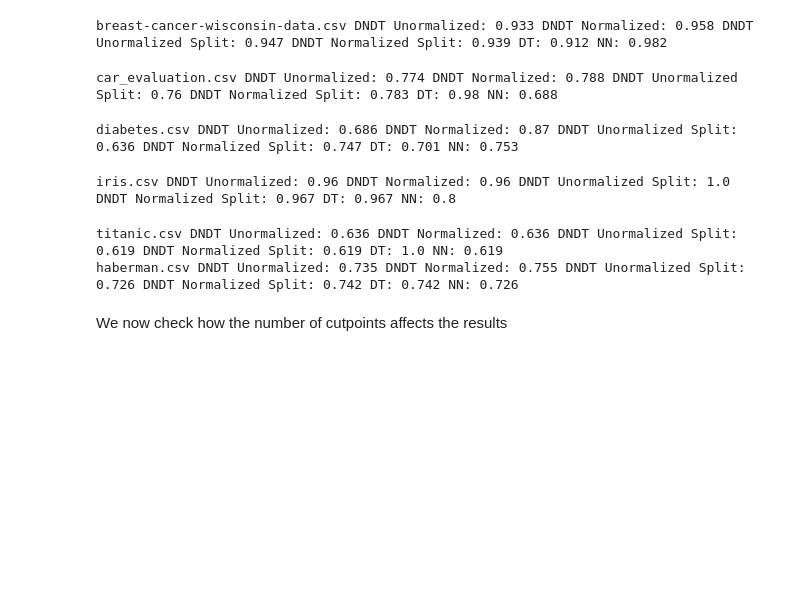
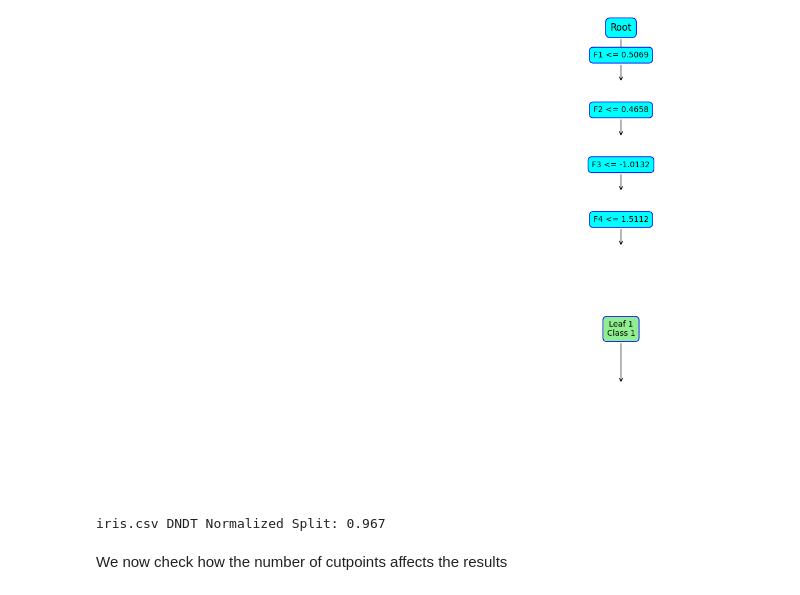
Before and after one commit to rsaif22/COMP-551, a Jupyter notebook: DATASETS/Accuracies.ipynb, the cells around one changed output. Drawn from its saved outputs; the diff is of its cells as text; code cells hidden in the pictures; blank space fills up the shorter version.

```diff
--- a/DATASETS/Accuracies.ipynb
+++ b/DATASETS/Accuracies.ipynb
@@ -4,6 +4,6 @@ output_name = ['diagnosis','eval','Outcome','Species','Survived','Survival']
 num_classes = [2,4,2,3,2,2]
 num_features = [30,6,8,4,9,3]
 useless_features = [['id'],[],[],['Id'],['PassengerId','Name'],[]]
-num_cuts = [12,num_features[1],num_features[2],num_features[3],num_features[4],num_features[5]]
+num_cuts = [12,num_features[1],num_features[2],4,num_features[4],num_features[5]]
 # %%
 from pytorch_DNDT import *
@@ -12,23 +11,16 @@ from pytorch_nn import *
 seed = 1943 #like in the paper's code
-# %%
-#def build_test_DNDT(datafile, output_column_name, num_features, num_cuts, seed=None, exclude_features=[], normalized=False, test_train_split=False):
-
-
-for i in range(len(datasets)):
-    dndt_val_unorm = build_test_DNDT(datasets[i], output_name[i], num_features[i], num_cuts[i], seed, useless_features[i], False, False)
-    dndt_val_norm = build_test_DNDT(datasets[i], output_name[i], num_features[i], num_cuts[i], seed, useless_features[i], True, False)
-    dndt_val_unorm_split = build_test_DNDT(datasets[i], output_name[i], num_features[i], num_cuts[i], seed, useless_features[i], False, True)
-    dndt_val_norm_split = build_test_DNDT(datasets[i], output_name[i], num_features[i], num_cuts[i], seed, useless_features[i], True, True)
-    nn_val = build_test_NN(datasets[i], output_name[i], num_classes[i], num_features[i], seed, useless_features[i])
-    dt_val = build_test_DT(datasets[i], output_name[i], seed, useless_features[i])
-    print(datasets[i] + ' DNDT Unormalized: ' + str(round(dndt_val_unorm, 3)) + ' DNDT Normalized: ' + str(round(dndt_val_norm, 3)) + ' DNDT Unormalized Split: ' + str(round(dndt_val_unorm_split, 3)) + ' DNDT Normalized Split: ' + str(round(dndt_val_norm_split, 3)) +   ' DT: ' + str(round(dt_val, 3)) + ' NN: ' + str(round(nn_val,3)))
-# %% [output]
-breast-cancer-wisconsin-data.csv DNDT Unormalized: 0.933 DNDT Normalized: 0.958 DNDT Unormalized Split: 0.947 DNDT Normalized Split: 0.939 DT: 0.912 NN: 0.982
-car_evaluation.csv DNDT Unormalized: 0.774 DNDT Normalized: 0.788 DNDT Unormalized Split: 0.76 DNDT Normalized Split: 0.783 DT: 0.98 NN: 0.688
-diabetes.csv DNDT Unormalized: 0.686 DNDT Normalized: 0.87 DNDT Unormalized Split: 0.636 DNDT Normalized Split: 0.747 DT: 0.701 NN: 0.753
-iris.csv DNDT Unormalized: 0.96 DNDT Normalized: 0.96 DNDT Unormalized Split: 1.0 DNDT Normalized Split: 0.967 DT: 0.967 NN: 0.8
-titanic.csv DNDT Unormalized: 0.636 DNDT Normalized: 0.636 DNDT Unormalized Split: 0.619 DNDT Normalized Split: 0.619 DT: 1.0 NN: 0.619
-haberman.csv DNDT Unormalized: 0.735 DNDT Normalized: 0.755 DNDT Unormalized Split: 0.726 DNDT Normalized Split: 0.742 DT: 0.742 NN: 0.726
+# %%
+#def build_test_DNDT(datafile, output_column_name, num_features, num_cuts, seed=None, exclude_features=[], normalized=False, test_train_split=False):
+
+i=3
+
+
+
+dndt_val_norm_split = build_test_DNDT(datasets[i], output_name[i], num_features[i], num_cuts[i], seed, useless_features[i], True, True, cuts_per_feat=1)
+print(datasets[i] + ' DNDT Normalized Split: ' + str(round(dndt_val_norm_split, 3)))
+# %% [output]
+[figure, added]
+iris.csv DNDT Normalized Split: 0.967
 # %% [markdown]
 We now check how the number of cutpoints affects the results
 # %%
```
Also changed, not shown: parts of 3 cells of this notebook, 3 other files.
